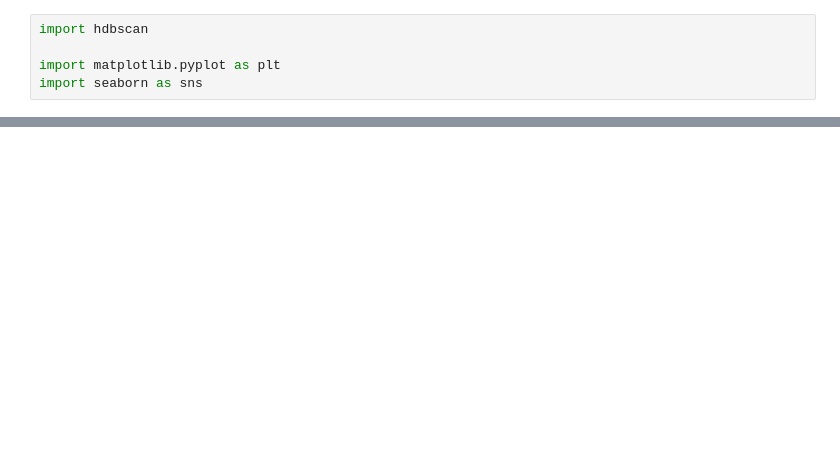
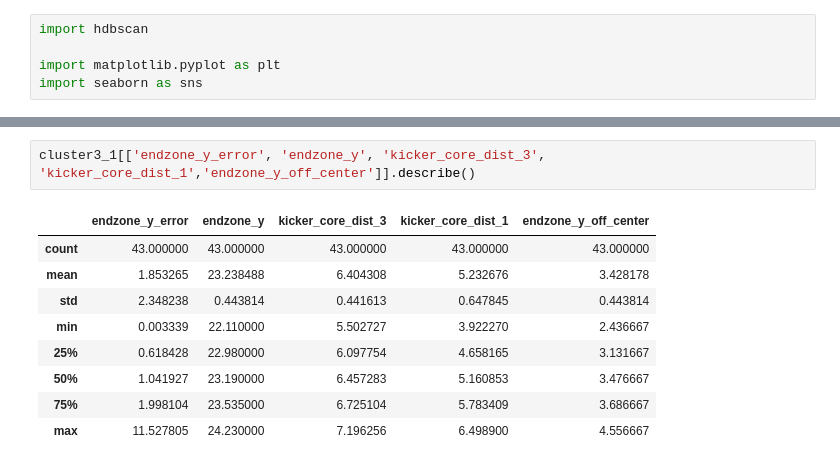
Before and after one commit to egrace479/NFL-BDB-2022, a Jupyter notebook: extra_point_clustering.ipynb, the cells around one changed output, grey strips where cells are left out. Cells and saved outputs as stored; diff of their text form; blank space fills up the shorter version.

```diff
--- a/extra_point_clustering.ipynb
+++ b/extra_point_clustering.ipynb
@@ -295,0 +523,12 @@ outliers = ep_scale[ep_scale['cluster_id']==-1]
+# %%
+cluster3_1[['endzone_y_error', 'endzone_y', 'kicker_core_dist_3', 'kicker_core_dist_1','endzone_y_off_center']].describe()
+# %% [output]
+|  | endzone_y_error | endzone_y | kicker_core_dist_3 | kicker_core_dist_1 | endzone_y_off_center |
+| count | 43.000000 | 43.000000 | 43.000000 | 43.000000 | 43.000000 |
+| mean | 1.853265 | 23.238488 | 6.404308 | 5.232676 | 3.428178 |
+| std | 2.348238 | 0.443814 | 0.441613 | 0.647845 | 0.443814 |
+| min | 0.003339 | 22.110000 | 5.502727 | 3.922270 | 2.436667 |
+| 25% | 0.618428 | 22.980000 | 6.097754 | 4.658165 | 3.131667 |
+| 50% | 1.041927 | 23.190000 | 6.457283 | 5.160853 | 3.476667 |
+| 75% | 1.998104 | 23.535000 | 6.725104 | 5.783409 | 3.686667 |
+| max | 11.527805 | 24.230000 | 7.196256 | 6.498900 | 4.556667 |
```
Also changed, not shown: parts of 101 cells of this notebook.
